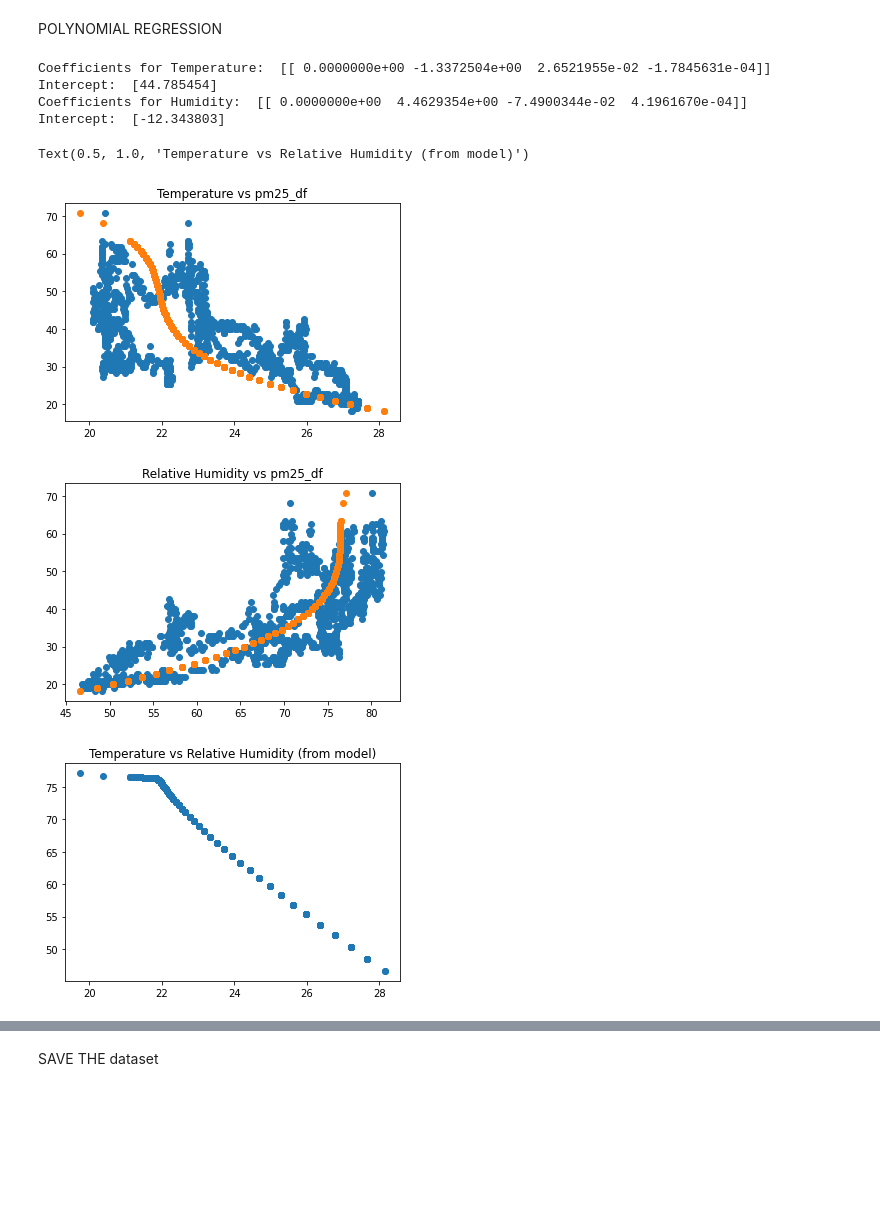
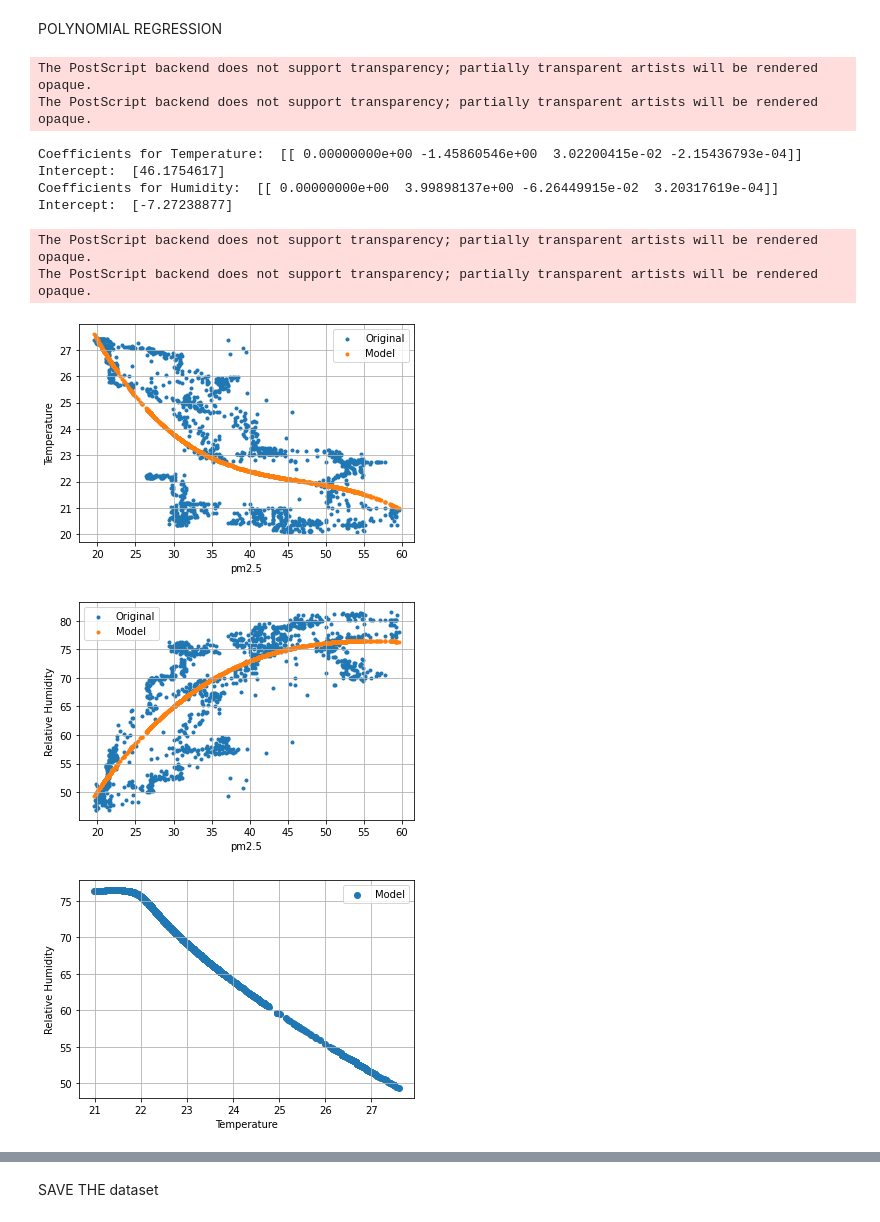
Before and after one commit to julioeagle/DQ_Repo, a Jupyter notebook: ArtificialDataset.ipynb, the cells around one changed output, grey strips where cells are left out. Cells and saved outputs as stored; diff of their text form; code cells hidden in the pictures; blank space fills up the shorter version.

```diff
--- a/ArtificialDataset.ipynb
+++ b/ArtificialDataset.ipynb
@@ -197,7 +198,7 @@ Text(0.5, 1.0, 'Temperature vs relative humidity')
 POLYNOMIAL REGRESSION
 # %%
 #Variables for the polynomial regression: get temperature in terms of the pm2.5
-X = pd.DataFrame(df_CC_CUT["pm25_df"])
+X = pd.DataFrame(df_CC_CUT["pm25_df_new"])
 y = pd.DataFrame(df_CC_CUT["temperatura"])
 #X = df_CC_CUT["pm25_df"]
 #y = df_CC_CUT["temperatura"]
@@ -219,14 +220,19 @@ ta=model.coef_[0][3] #-1.7845631e-04
 taa=0*model.coef_[0][0] #-1.7845631e-04
 te=model.intercept_[0] #44.785454
 
-df_CC_CUT["temperatura2"]=taa*df_CC_CUT["pm25_df"]**4+ta*df_CC_CUT["pm25_df"]**3+tb*df_CC_CUT["pm25_df"]**2+tc*df_CC_CUT["pm25_df"]+td+te
+df_CC_CUT["temperatura2"]=taa*df_CC_CUT["pm25_df_new"]**4+ta*df_CC_CUT["pm25_df_new"]**3+tb*df_CC_CUT["pm25_df_new"]**2+tc*df_CC_CUT["pm25_df_new"]+td+te
 
 plt.figure()
-plt.scatter(df_CC_CUT.temperatura,df_CC_CUT.pm25_df)
-plt.scatter(df_CC_CUT.temperatura2,df_CC_CUT.pm25_df)
+plt.scatter(df_CC_CUT.pm25_df_new,df_CC_CUT.temperatura,label="Original",marker=".")
+plt.scatter(df_CC_CUT.pm25_df_new,df_CC_CUT.temperatura2,label="Model",marker=".")
 #plt.scatter(df_CC_CUT.temperatura3,df_CC_CUT.pm25_df)
 #plt.scatter(df_CC_CUT.temperatura4,df_CC_CUT.pm25_df)
-plt.title("Temperature vs pm25_df")
+#plt.title("Temperature vs pm25_df")
+plt.xlabel("pm2.5")
+plt.ylabel("Temperature")
+plt.legend()
+plt.grid()
+plt.savefig('C:/Users/julio/Downloads/PM25vsTemperature.eps', format='eps',bbox_inches = "tight")
 
 from sklearn.metrics import r2_score
 y_true = pd.DataFrame(df_CC_CUT["temperatura"])
@@ -235,50 +241,62 @@ y_pred = pd.DataFrame(df_CC_CUT["temperatura2"])
 
 
 #Variables for the polynomial regression: get relative humidity in terms of the pm2.5
-X = pd.DataFrame(df_CC_CUT["pm25_df"])
+X = pd.DataFrame(df_CC_CUT["pm25_df_new"])
 y = pd.DataFrame(df_CC_CUT["humedad_relativa"])
 #X=df_CC_CUT["pm25_df"]
 #y=df_CC_CUT["humedad_relativa"]
 
 poly = PolynomialFeatures(degree = order)
 X_poly = poly.fit_transform(X)
 
 poly.fit(X_poly, y)
 lin2 = LinearRegression()
 lin2.fit(X_poly, y)
 model=lin2.fit(X_poly, y)
 print("Coefficients for Humidity: ", model.coef_)
 print("Intercept: ", model.intercept_)
 #df_CC_CUT["humedad_relativa3"]=lin2.predict(poly.fit_transform(X))
 
 hd=model.coef_[0][0] #0.0000000e+00
 hc=model.coef_[0][1] #4.4629354e+00
 hb=model.coef_[0][2] #-7.4900344e-02
 ha=model.coef_[0][3] #4.1961670e-04
 haa=0*model.coef_[0][0] #4.1961670e-04
 he=model.intercept_[0] #-12.343803
 
-df_CC_CUT["humedad_relativa2"]=haa*df_CC_CUT["pm25_df"]**4+ha*df_CC_CUT["pm25_df"]**3+hb*df_CC_CUT["pm25_df"]**2+hc*df_CC_CUT["pm25_df"]+hd+he
+df_CC_CUT["humedad_relativa2"]=haa*df_CC_CUT["pm25_df_new"]**4+ha*df_CC_CUT["pm25_df_new"]**3+hb*df_CC_CUT["pm25_df_new"]**2+hc*df_CC_CUT["pm25_df_new"]+hd+he
 
 plt.figure()
-plt.scatter(df_CC_CUT.humedad_relativa,df_CC_CUT.pm25_df)
-plt.scatter(df_CC_CUT.humedad_relativa2,df_CC_CUT.pm25_df)
+plt.scatter(df_CC_CUT.pm25_df_new,df_CC_CUT.humedad_relativa,label="Original",marker=".")
+plt.scatter(df_CC_CUT.pm25_df_new,df_CC_CUT.humedad_relativa2,label="Model",marker=".")
 #plt.scatter(df_CC_CUT.humedad_relativa3,df_CC_CUT.pm25_df)
 #plt.scatter(df_CC_CUT.humedad_relativa4,df_CC_CUT.pm25_df)
-plt.title("Relative Humidity vs pm25_df")
+#plt.title("Relative Humidity vs pm25_df")
+plt.xlabel("pm2.5")
+plt.ylabel("Relative Humidity")
+plt.legend()
+plt.grid()
+plt.savefig('C:/Users/julio/Downloads/PM25vsHumidity.eps', format='eps',bbox_inches = "tight")
 
 plt.figure()
-plt.scatter(df_CC_CUT.temperatura2,df_CC_CUT.humedad_relativa2)
-plt.title("Temperature vs Relative Humidity (from model)")
+plt.scatter(df_CC_CUT.temperatura2,df_CC_CUT.humedad_relativa2,label="Model")
+#plt.title("Temperature vs Relative Humidity (from model)")
+plt.xlabel("Temperature")
+plt.ylabel("Relative Humidity")
+plt.legend()
+plt.grid()
 # %% [output]
-Coefficients for Temperature:  [[ 0.0000000e+00 -1.3372504e+00  2.6521955e-02 -1.7845631e-04]]
-Intercept:  [44.785454]
-Coefficients for Humidity:  [[ 0.0000000e+00  4.4629354e+00 -7.4900344e-02  4.1961670e-04]]
-Intercept:  [-12.343803]
+The PostScript backend does not support transparency; partially transparent artists will be rendered opaque.
+The PostScript backend does not support transparency; partially transparent artists will be rendered opaque.
-Text(0.5, 1.0, 'Temperature vs Relative Humidity (from model)')
+Coefficients for Temperature:  [[ 0.00000000e+00 -1.45860546e+00  3.02200415e-02 -2.15436793e-04]]
+Intercept:  [46.1754617]
+Coefficients for Humidity:  [[ 0.00000000e+00  3.99898137e+00 -6.26449915e-02  3.20317619e-04]]
+Intercept:  [-7.27238877]
+The PostScript backend does not support transparency; partially transparent artists will be rendered opaque.
+The PostScript backend does not support transparency; partially transparent artists will be rendered opaque.
-[figure, old version]
+[figure, new version]
-[figure, old version]
+[figure, new version]
-[figure, old version]
+[figure, new version]
 # %%
 #Get the r_square for both models
 from sklearn.metrics import r2_score
```
Also changed, not shown: parts of 33 cells of this notebook, 2 other files.
